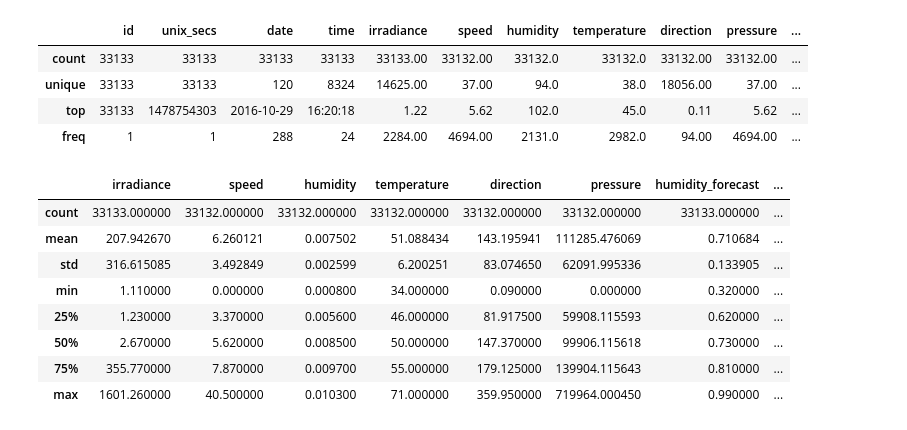
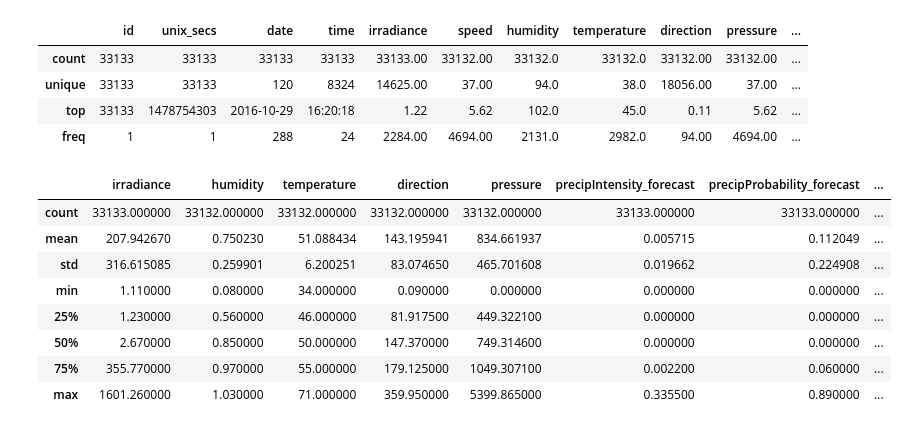
Before and after one commit to cnwalker/savesun, a Jupyter notebook: prediction_model/data exploration/HI-SEAS Solar Insolation Model.ipynb, the cells around one changed output. Cells and saved outputs as stored; diff of their text form; code cells hidden in the pictures.

```diff
--- a/prediction_model/data exploration/HI-SEAS Solar Insolation Model.ipynb
+++ b/prediction_model/data exploration/HI-SEAS Solar Insolation Model.ipynb
@@ -209,10 +209,10 @@ for row in df.iterrows():
     hour_data = data[hour]
     new_row = pd.Series(hour_data)
     new_row = new_row[['humidity', 'windSpeed', 'windBearing', 'precipIntensity',
-                       'precipProbability', 'pressure', 'visibility']]
+                       'precipProbability', 'pressure', 'visibility', 'cloudCover']]
     new_row = new_row.rename(lambda x: x+'_forecast')
     to_append = pd.concat([row[1], new_row]).to_frame()
-    if to_append.shape[0] == 17:
+    if to_append.shape[0] == 18:
         X_aug.append(to_append)
     else:
         print(time)
@@ -238,16 +238,16 @@ X_aug.describe()
 X_aug['pressure'] = X_aug['pressure'] * 133.33  # Hg to Pa
 X_aug['humidity'] = X_aug['humidity'] / 100.0  # Percent to ratio
 # %%
-rel_cols = X_aug.drop(['id', 'unix_secs', 'date', 'time'], 1).astype(float)
+rel_cols = X_aug.drop(['id', 'unix_secs', 'date', 'time', 'speed', 'windSpeed_forecast', 'humidity_forecast', 'windBearing_forecast', 'pressure_forecast'], 1).astype(float)
 rel_cols.describe()
 # %% [output]
-|  | irradiance | speed | humidity | temperature | direction | pressure | humidity_forecast | ... |
-| count | 33133.000000 | 33132.000000 | 33132.000000 | 33132.000000 | 33132.000000 | 33132.000000 | 33133.000000 | ... |
-| mean | 207.942670 | 6.260121 | 0.007502 | 51.088434 | 143.195941 | 111285.476069 | 0.710684 | ... |
-| std | 316.615085 | 3.492849 | 0.002599 | 6.200251 | 83.074650 | 62091.995336 | 0.133905 | ... |
-| min | 1.110000 | 0.000000 | 0.000800 | 34.000000 | 0.090000 | 0.000000 | 0.320000 | ... |
-| 25% | 1.230000 | 3.370000 | 0.005600 | 46.000000 | 81.917500 | 59908.115593 | 0.620000 | ... |
-| 50% | 2.670000 | 5.620000 | 0.008500 | 50.000000 | 147.370000 | 99906.115618 | 0.730000 | ... |
-| 75% | 355.770000 | 7.870000 | 0.009700 | 55.000000 | 179.125000 | 139904.115643 | 0.810000 | ... |
-| max | 1601.260000 | 40.500000 | 0.010300 | 71.000000 | 359.950000 | 719964.000450 | 0.990000 | ... |
+|  | irradiance | humidity | temperature | direction | pressure | precipIntensity_forecast | precipProbability_forecast | ... |
+| count | 33133.000000 | 33132.000000 | 33132.000000 | 33132.000000 | 33132.000000 | 33133.000000 | 33133.000000 | ... |
+| mean | 207.942670 | 0.750230 | 51.088434 | 143.195941 | 834.661937 | 0.005715 | 0.112049 | ... |
+| std | 316.615085 | 0.259901 | 6.200251 | 83.074650 | 465.701608 | 0.019662 | 0.224908 | ... |
+| min | 1.110000 | 0.080000 | 34.000000 | 0.090000 | 0.000000 | 0.000000 | 0.000000 | ... |
+| 25% | 1.230000 | 0.560000 | 46.000000 | 81.917500 | 449.322100 | 0.000000 | 0.000000 | ... |
+| 50% | 2.670000 | 0.850000 | 50.000000 | 147.370000 | 749.314600 | 0.000000 | 0.000000 | ... |
+| 75% | 355.770000 | 0.970000 | 55.000000 | 179.125000 | 1049.307100 | 0.002200 | 0.060000 | ... |
+| max | 1601.260000 | 1.030000 | 71.000000 | 359.950000 | 5399.865000 | 0.335500 | 0.890000 | ... |
 # %%
```
Also changed, not shown: parts of 3 cells of this notebook.
